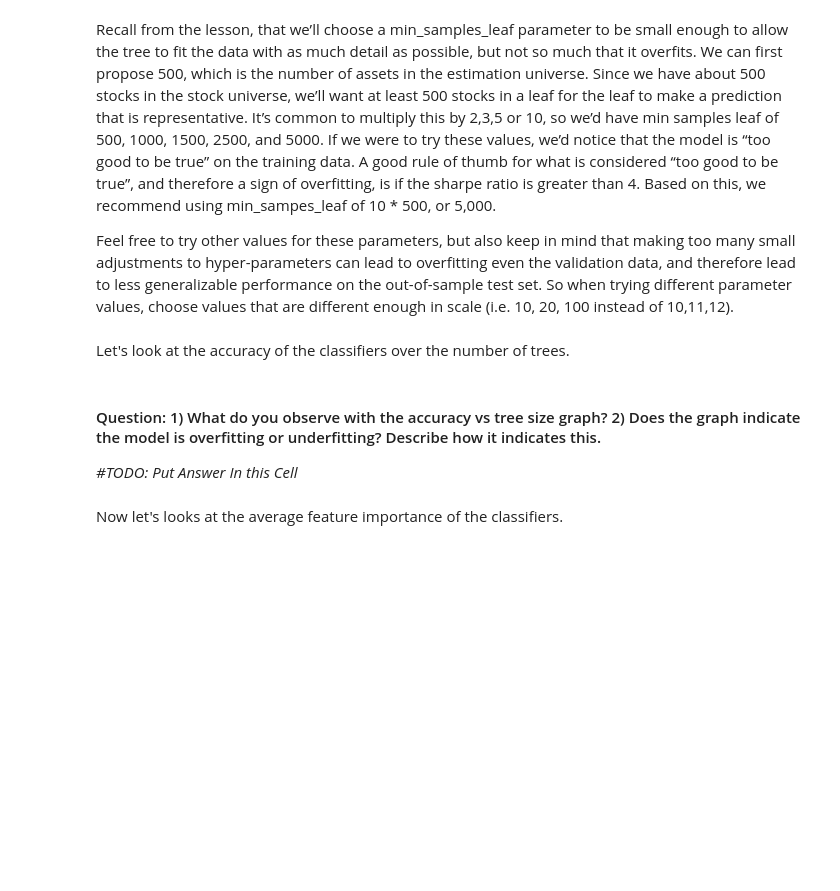
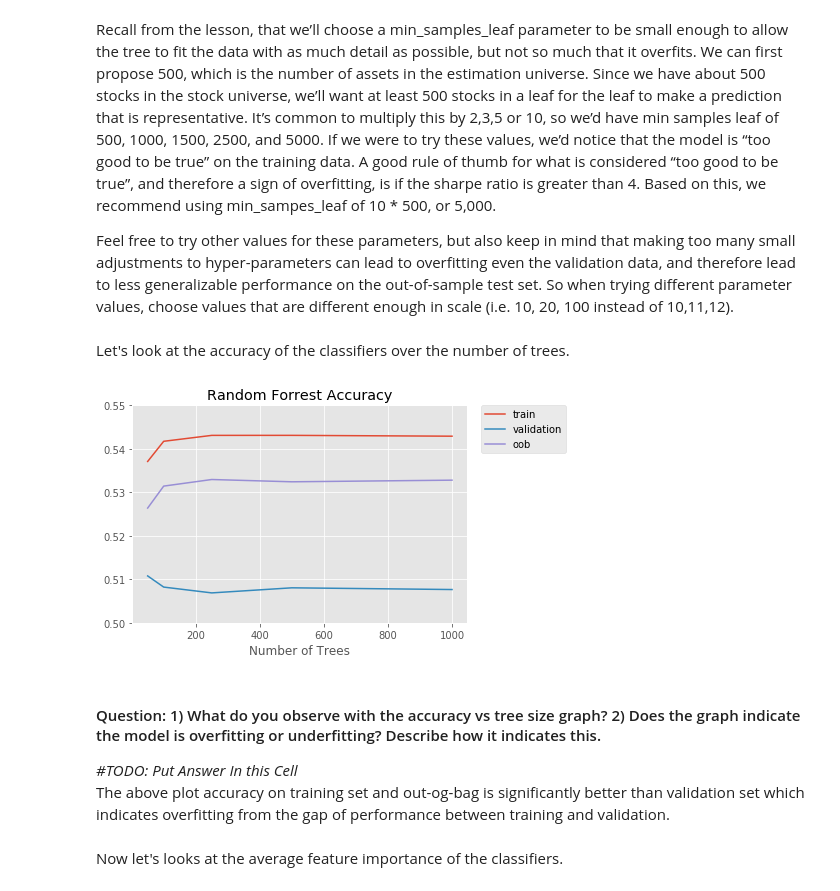
Before and after one commit to polarbeargo/artificial-intelligence-for-trading, a Jupyter notebook: project/project_7/project_7_starter.ipynb, the cells around one changed output. Cells and saved outputs as stored; diff of their text form; code cells hidden in the pictures; blank space fills up the shorter version.

```diff
--- a/project/project_7/project_7_starter.ipynb
+++ b/project/project_7/project_7_starter.ipynb
@@ -533,15 +533,18 @@ for n_trees in tqdm(n_trees_l, desc='Training Models', unit='Model'):
 # %% [markdown]
 Let's look at the accuracy of the classifiers over the number of trees.
 # %%
-project_helper.plot(
+.plotproject_helper(
     [n_trees_l]*3,
     [train_score, valid_score, oob_score],
     ['train', 'validation', 'oob'],
     'Random Forrest Accuracy',
     'Number of Trees')
+# %% [output]
+[figure, added]
 # %% [markdown]
 #### Question: 1) What do you observe with the accuracy vs tree size graph? 2) Does the graph indicate the model is overfitting or underfitting? Describe how it indicates this.
 *#TODO: Put Answer In this Cell*
+The above plot accuracy on training set and out-og-bag is significantly better than validation set which indicates overfitting from the gap of performance between training and validation.
 # %% [markdown]
 Now let's looks at the average feature importance of the classifiers.
 # %%
```
Also changed, not shown: parts of 5 cells of this notebook.
